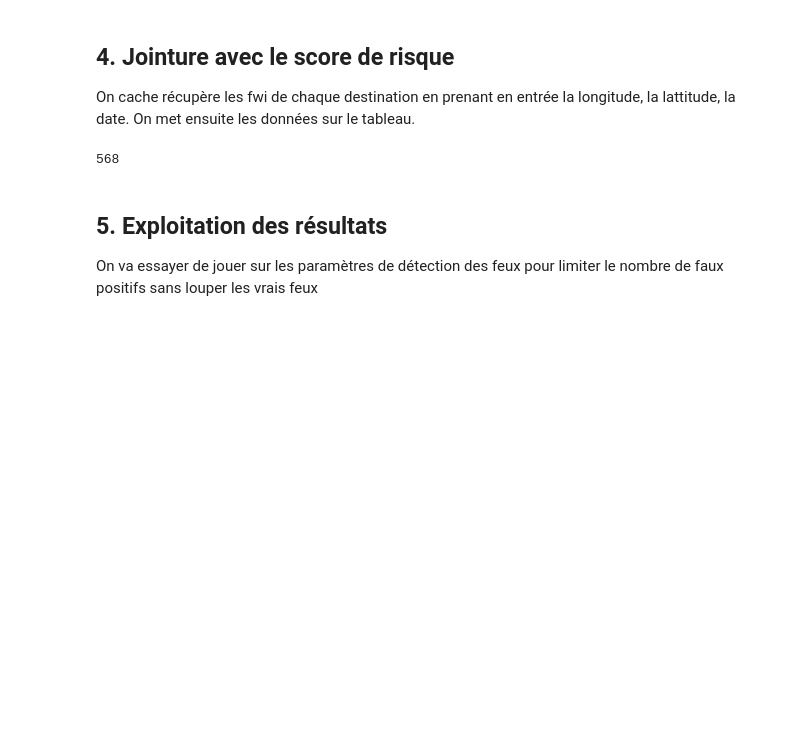
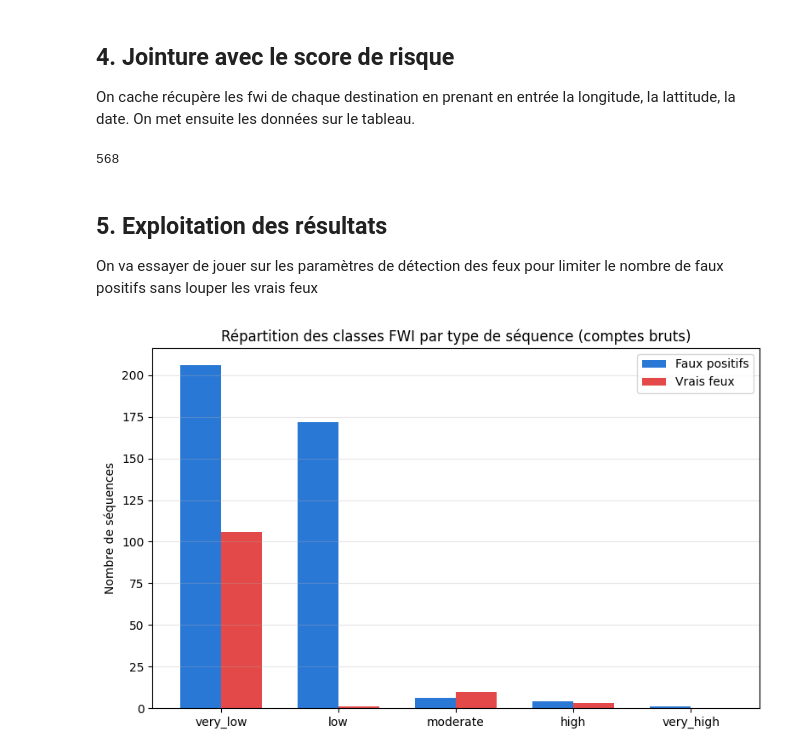
Before and after one commit to Octavien41/HACK-PYRON, a Jupyter notebook: main.ipynb, the cells around one changed output. Saved outputs shown, nothing was run; the diff lists cells and outputs as text; code cells hidden in the pictures; blank space fills up the shorter version.

```diff
--- a/main.ipynb
+++ b/main.ipynb
@@ -282,3 +286,30 @@ print(len(df))
 ## 5. Exploitation des résultats
 
 On va essayer de jouer sur les paramètres de détection des feux pour limiter le nombre de faux positifs sans louper les vrais feux
+# %%
+import matplotlib.pyplot as plt
+import numpy as np
+
+# Répartition FWI x label (comptes bruts)
+fwi_order = ["very_low", "low", "moderate", "high", "very_high", "extreme"]
+counts = pd.crosstab(df["label"], df["fwi_class"])
+counts = counts.reindex(columns=[c for c in fwi_order if c in counts.columns], fill_value=0)
+
+x = np.arange(len(counts.columns))
+width = 0.35
+
+fig, ax = plt.subplots(figsize=(8, 5))
+ax.bar(x - width/2, counts.loc["fp"], width, label="Faux positifs", color="#2a78d6")
+ax.bar(x + width/2, counts.loc["wildfire"], width, label="Vrais feux", color="#e34948")
+
+ax.set_xticks(x)
+ax.set_xticklabels(counts.columns)
+ax.set_ylabel("Nombre de séquences")
+ax.set_title("Répartition des classes FWI par type de séquence (comptes bruts)")
+ax.legend()
+ax.grid(axis="y", alpha=0.3)
+plt.tight_layout()
+plt.savefig("fwi_repartition_comptes.png", dpi=150)
+plt.show()
+# %% [output]
+[figure, added]
```
Also changed, not shown: parts of 3 cells of this notebook, 2 other files.
